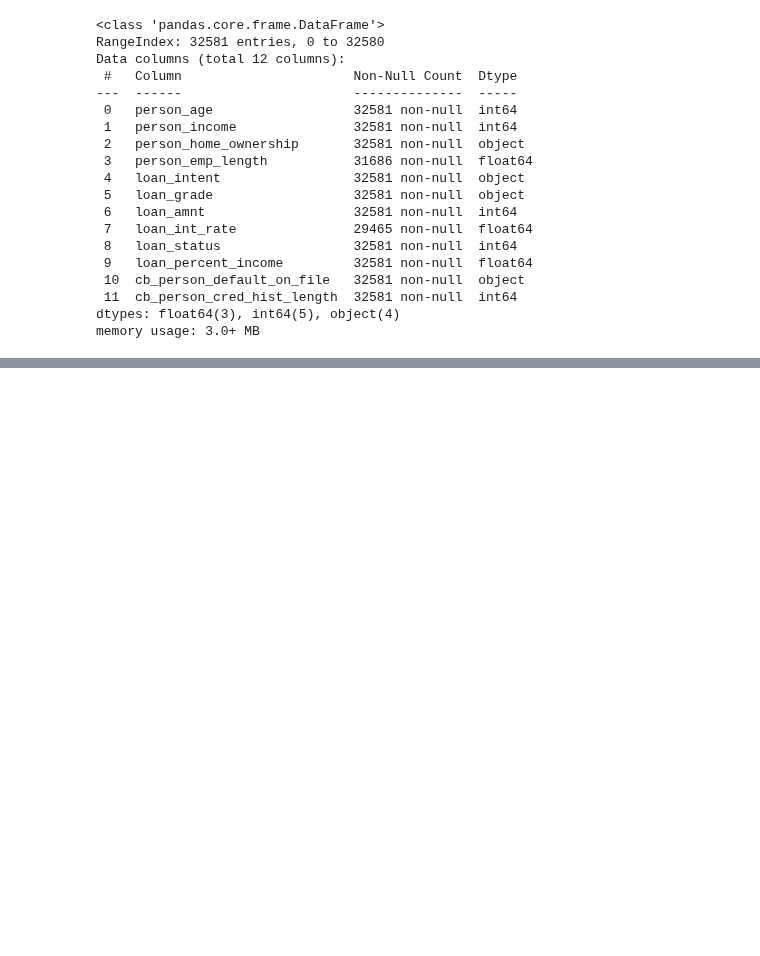
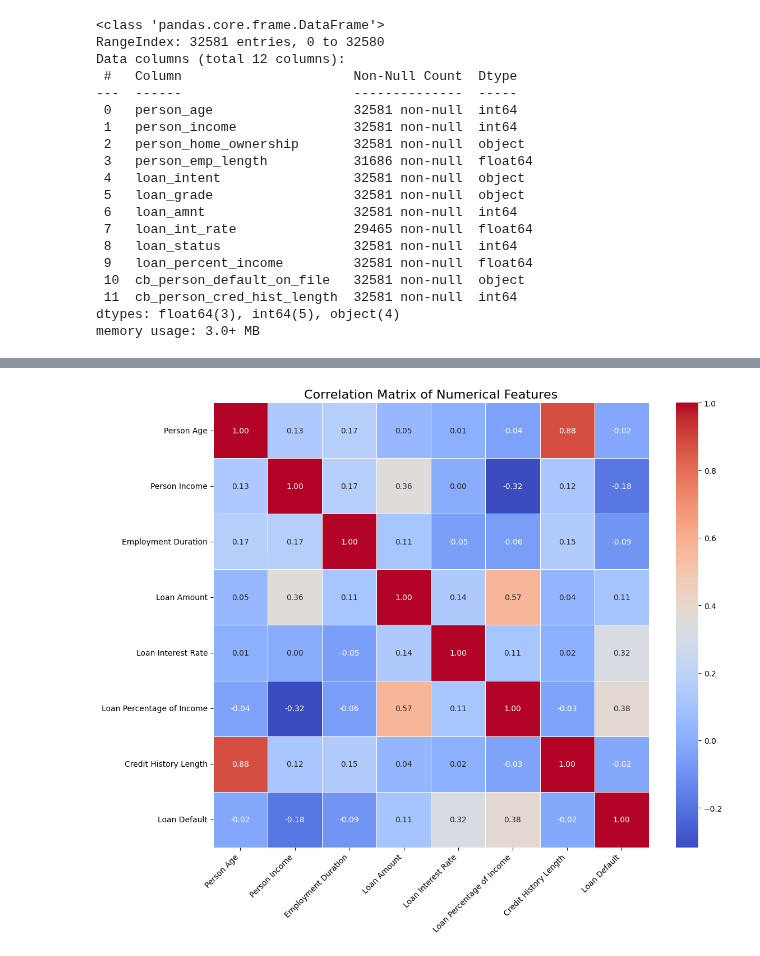
Before and after one commit to dibendupal69724-ux/CV-documents, a Jupyter notebook: Credit_Risk_Analysis_Modelling.ipynb, the cells around one changed output, grey strips where cells are left out. Saved outputs shown, nothing was run; the diff lists cells and outputs as text; code cells hidden in the pictures; blank space fills up the shorter version.

```diff
--- a/Credit_Risk_Analysis_Modelling.ipynb
+++ b/Credit_Risk_Analysis_Modelling.ipynb
@@ -39,0 +334,4 @@ memory usage: 3.0+ MB
+# %%
+correlation_matrix = df_cleaned[numerical_columns].corr()
+renamed_correlation_matrix = correlation_matrix.rename(columns=titles, index=titles)
+display(renamed_correlation_matrix)
@@ -39,0 +348,10 @@ memory usage: 3.0+ MB
+# %%
+plt.figure(figsize=(12, 10))
+sns.heatmap(renamed_correlation_matrix, annot=True, cmap='coolwarm', fmt=".2f", linewidths=.5)
+plt.title('Correlation Matrix of Numerical Features', fontsize=16)
+plt.xticks(rotation=45, ha='right')
+plt.yticks(rotation=0)
+plt.tight_layout()
+plt.show()
+# %% [output]
+[figure, added]
```
Also changed, not shown: parts of 63 cells of this notebook.
